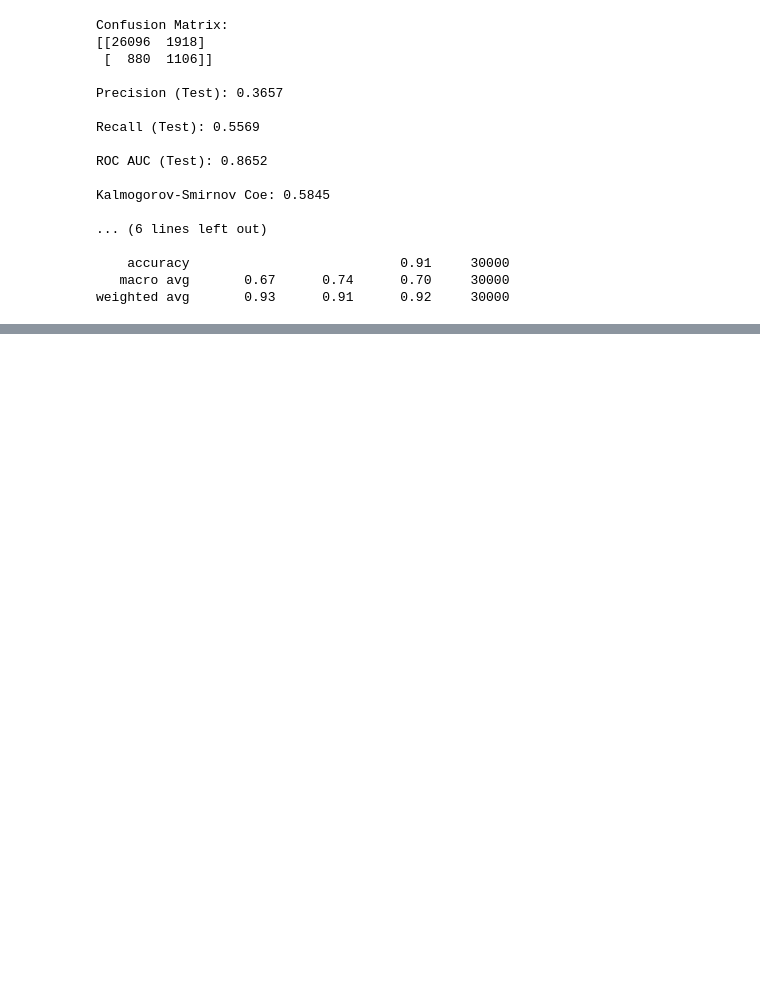
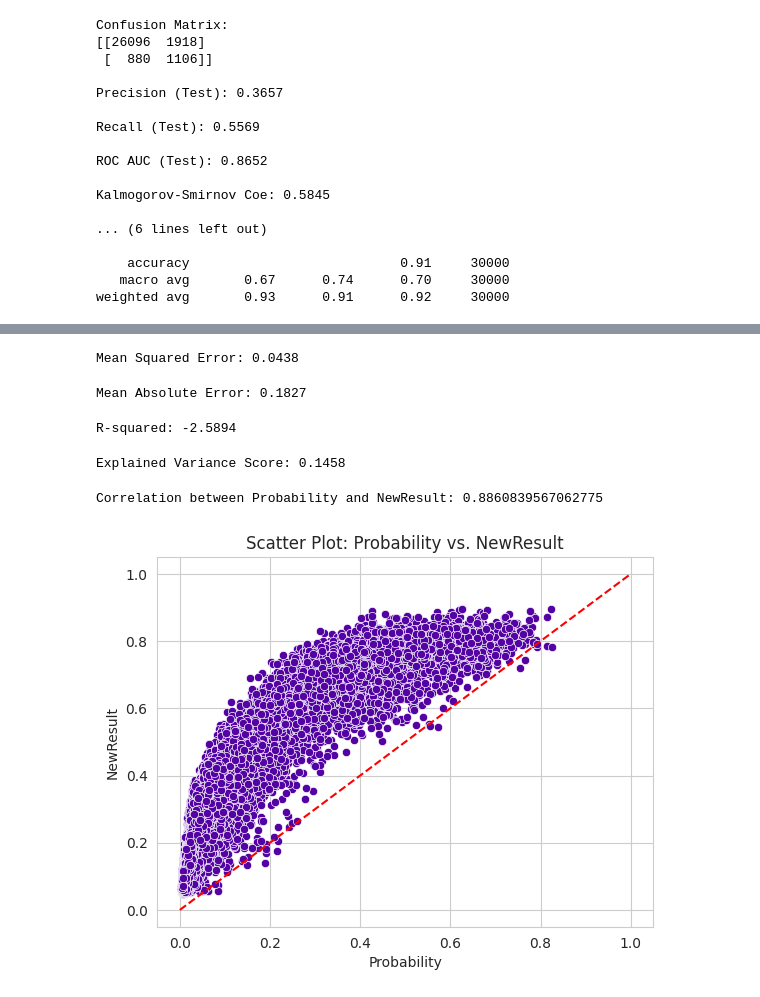
Before and after one commit to Saba-a11/Kaggle_Credit_Score, a Jupyter notebook: CreditModel.ipynb, the cells around one changed output, grey strips where cells are left out. Saved outputs shown, nothing was run; the diff lists cells and outputs as text; code cells hidden in the pictures; blank space fills up the shorter version.

```diff
--- a/CreditModel.ipynb
+++ b/CreditModel.ipynb
@@ -1398,3 +1398,5 @@ Kalmogorov-Smirnov Coe: 0.5845
     accuracy                           0.91     30000
    macro avg       0.67      0.74      0.70     30000
 weighted avg       0.93      0.91      0.92     30000
+# %%
+df_result = pd.read_csv("/content/drive/MyDrive/Data_Kaggle_GiveMeSomeCredit/sampleEntry.csv")
@@ -1400,0 +1415,71 @@ weighted avg       0.93      0.91      0.92     30000
+# %%
+W = df_test[selected_columns]
+z = df_result['Probability']
+
+scaler = StandardScaler().fit(X_train)
+W_scaled = scaler.transform(W)
+
+prob1 = model1.predict_proba(W_scaled)
+prob2 = model2.predict_proba(W_scaled)
+prob3 = model3.predict_proba(W_scaled)
+
+
+finalprob = (prob1 + prob2 + prob3)/3
+y_probs = finalprob[:,1]
+# %%
+df_result['NewResult'] = y_probs
+# %%
+from sklearn.metrics import mean_squared_error
+
+mse = mean_squared_error(z, y_probs)
+print(f'Mean Squared Error: {mse:.4f}')
+# %% [output]
+Mean Squared Error: 0.0438
+# %%
+from sklearn.metrics import mean_absolute_error
+
+mae = mean_absolute_error(z, y_probs)
+print(f'Mean Absolute Error: {mae:.4f}')
+# %% [output]
+Mean Absolute Error: 0.1827
+# %%
+from sklearn.metrics import r2_score
+
+r2 = r2_score(z, y_probs)
+print(f'R-squared: {r2:.4f}')
+# %% [output]
+R-squared: -2.5894
+# %%
+from sklearn.metrics import explained_variance_score
+
+explained_var = explained_variance_score(z, y_probs)
+print(f'Explained Variance Score: {explained_var:.4f}')
+# %% [output]
+Explained Variance Score: 0.1458
+# %%
+prt_corr(df_result, 'Probability', 'NewResult')
+# %% [output]
+Correlation between Probability and NewResult: 0.8860839567062775
+# %%
+import matplotlib.pyplot as plt
+import seaborn as sns
+import pandas as pd
+
+# Assuming df_result is your DataFrame
+# Replace df_result with your actual DataFrame
+
+# Scatter plot with a diagonal line
+sns.scatterplot(x='Probability', y='NewResult', data=df_result, marker='o')
+
+# Add a diagonal line for reference
+plt.plot([0, 1], [0, 1], color='red', linestyle='--')
+
+# Adding labels and title
+plt.xlabel('Probability')
+plt.ylabel('NewResult')
+plt.title('Scatter Plot: Probability vs. NewResult')
+
+# Display the plot
+plt.show()
+# %% [output]
+[figure, added]
```
Also changed, not shown: parts of 1 cell of this notebook.
